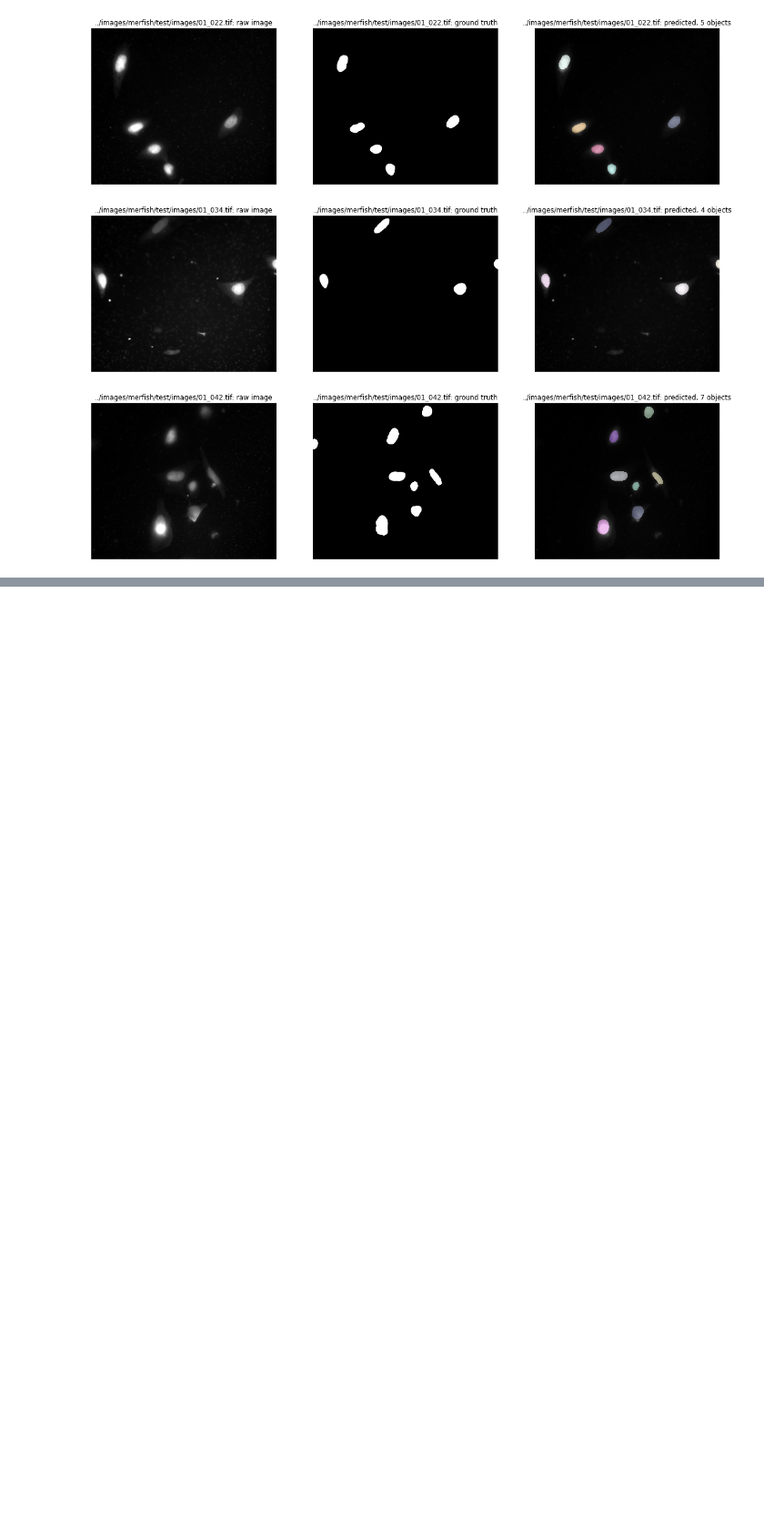
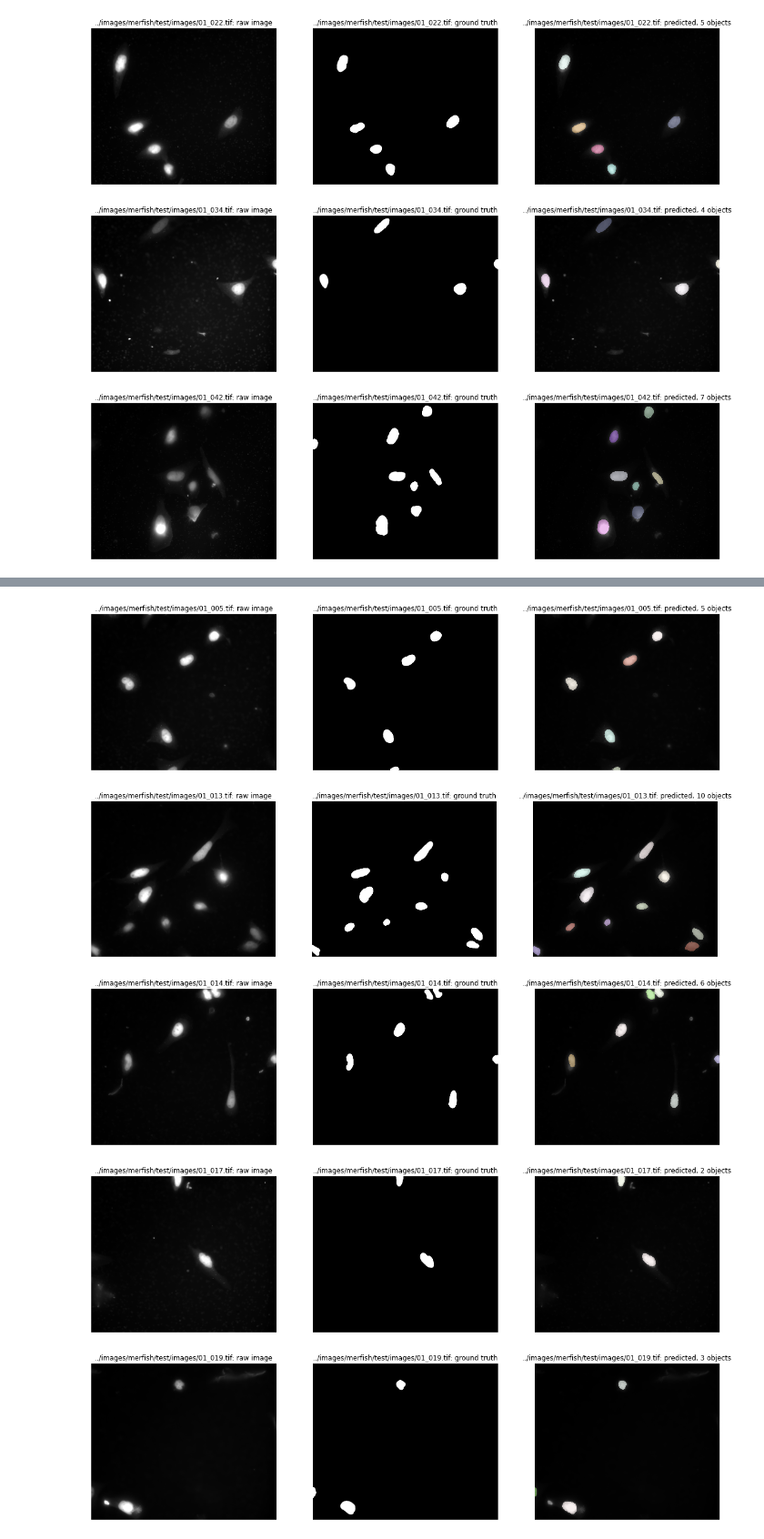
Before and after one commit to annajiwons/merfish-segmentation, a Jupyter notebook: 0_pretrained_stardist_merfish_add_train/test.ipynb, the cells around one changed output, grey strips where cells are left out. Shown at 91% size. Saved outputs shown, nothing was run; the diff lists cells and outputs as text; code cells hidden in the pictures; blank space fills up the shorter version.

Commit message:
test pretrained model trained with 10 additional images

```diff
--- a/0_pretrained_stardist_merfish_add_train/test.ipynb
+++ b/0_pretrained_stardist_merfish_add_train/test.ipynb
@@ -66,0 +69,3 @@ save_scores_csv(pretrained_add5_stats, '_add5')
+# %%
+# Load 10 additional images model from disk
+pretrained_add10_model = StarDist2D(None, name='2D_versatile_fluo_10', basedir=model_dir)
@@ -66,0 +76,3 @@ save_scores_csv(pretrained_add5_stats, '_add5')
+# %%
+pretrained_add10_Y_pred = [pretrained_add10_model.predict_instances(x, n_tiles=pretrained_add10_model._guess_n_tiles(x), show_tile_progress=False)
+              for x in tqdm(merfish_X_test)]
@@ -66,0 +94,8 @@ save_scores_csv(pretrained_add5_stats, '_add5')
+# %%
+show_test_images(merfish_X_test, merfish_Y_test, pretrained_add10_Y_pred, merfish_X_test_names)
+# %% [output]
+[figure, added]
+[figure, added]
+[figure, added]
+[figure, added]
+[figure, added]
```
Also changed, not shown: parts of 5 cells of this notebook, 1 other file.
